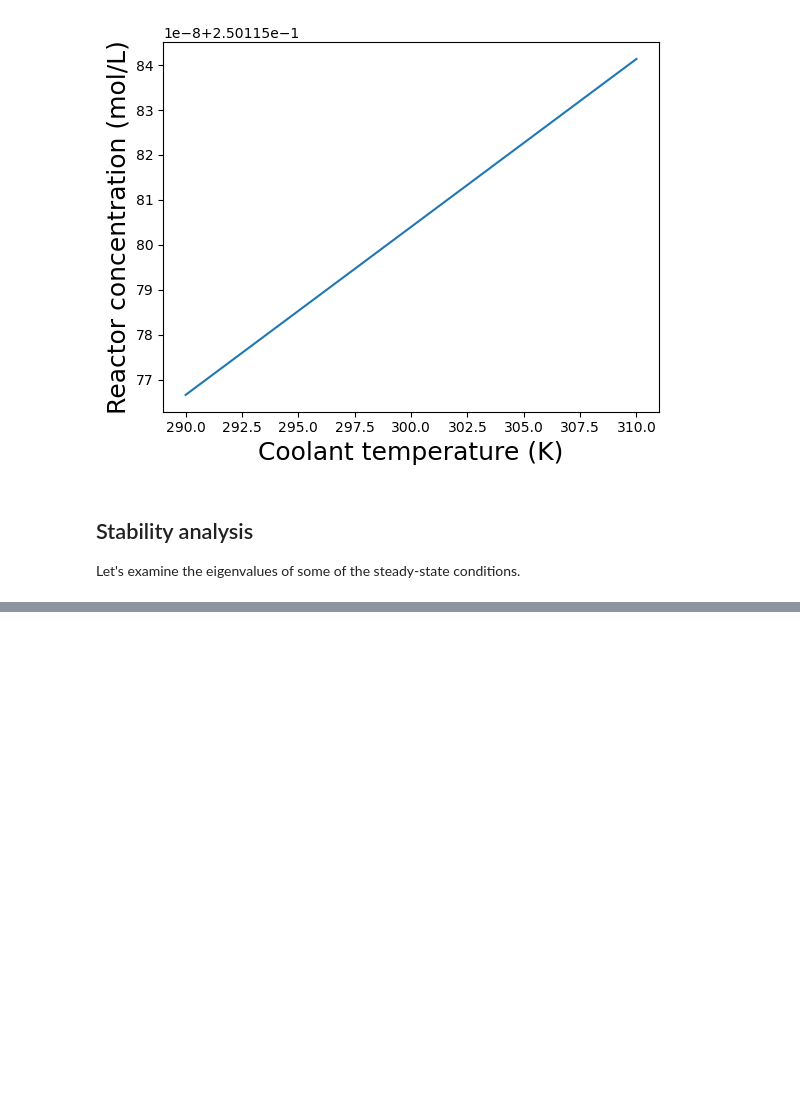
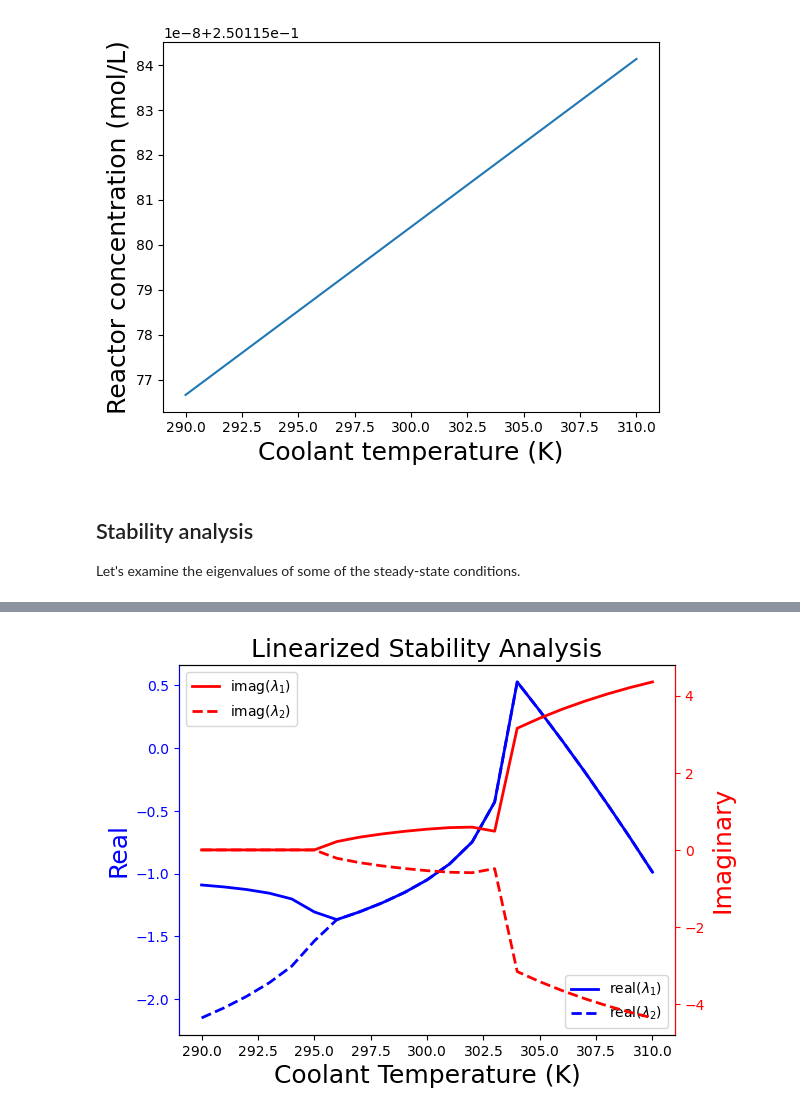
Before and after one commit to jckantor/cbe30338-book, a Jupyter notebook: notebooks/02.07-Exothermic-CSTR.ipynb, the cells around one changed output, grey strips where cells are left out. Drawn from its saved outputs; the diff is of its cells as text; code cells hidden in the pictures; blank space fills up the shorter version.

```diff
--- a/notebooks/02.07-Exothermic-CSTR.ipynb
+++ b/notebooks/02.07-Exothermic-CSTR.ipynb
@@ -481,0 +558,34 @@ T =  350.0754078282174 K
+# %%
+# Perform sensitivity analysis of eigenvalues to Tc
+
+evals = np.zeros((len(Tc),2),dtype = complex)
+
+for i in range(len(Tc)):
+
+    # Construct Jacobian
+    y0 = [ca[i], T[i]]
+    ode_jac = Jacobian(lambda y : deriv(0.0, y, Tc=Tc[i]), np.array(y0))
+
+    # Compute eigenvalues
+    evals[i,:] = np.linalg.eigvals(ode_jac)
+
+fig, ax1 = plt.subplots()
+
+ax1.plot(Tc,np.real(evals[:,0]),label="real($\lambda_1$)",color="blue",linestyle="-",linewidth=2)
+ax1.plot(Tc,np.real(evals[:,1]),label="real($\lambda_2$)",color="blue",linestyle="--",linewidth=2)
+ax1.set_ylabel('Real', color='blue',fontsize=18)
+ax1.set_xlabel('Coolant Temperature (K)',fontsize=18)
+ax1.tick_params(axis='y', color='blue', labelcolor='blue')
+ax1.set_title('Linearized Stability Analysis',fontsize=18)
+plt.legend(loc='upper left')
+ax2 = ax1.twinx()
+ax2.plot(Tc,np.imag(evals[:,0]),label="imag($\lambda_1$)",color='red',linestyle="-",linewidth=2)
+ax2.plot(Tc,np.imag(evals[:,1]),label="imag($\lambda_2$)",color='red',linestyle="--",linewidth=2)
+ax2.set_ylabel('Imaginary', color='red',fontsize=18)
+ax2.tick_params(axis='y', color='red', labelcolor='red')
+ax2.spines['right'].set_color('red')
+ax2.spines['left'].set_color('blue')
+plt.legend(loc='upper right')
+plt.show()
+# %% [output]
+[figure, added]
```
Also changed, not shown: parts of 5 cells of this notebook.
